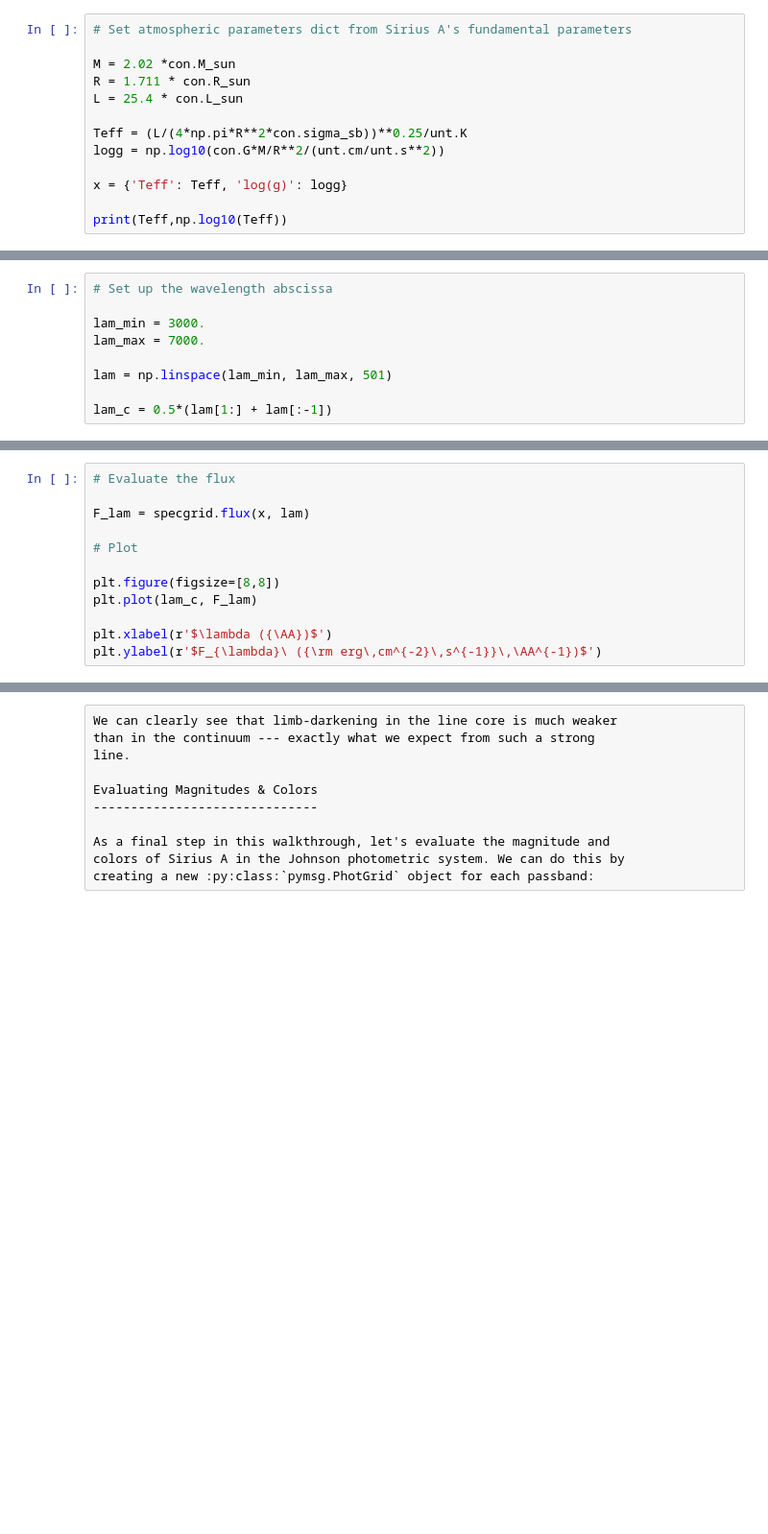
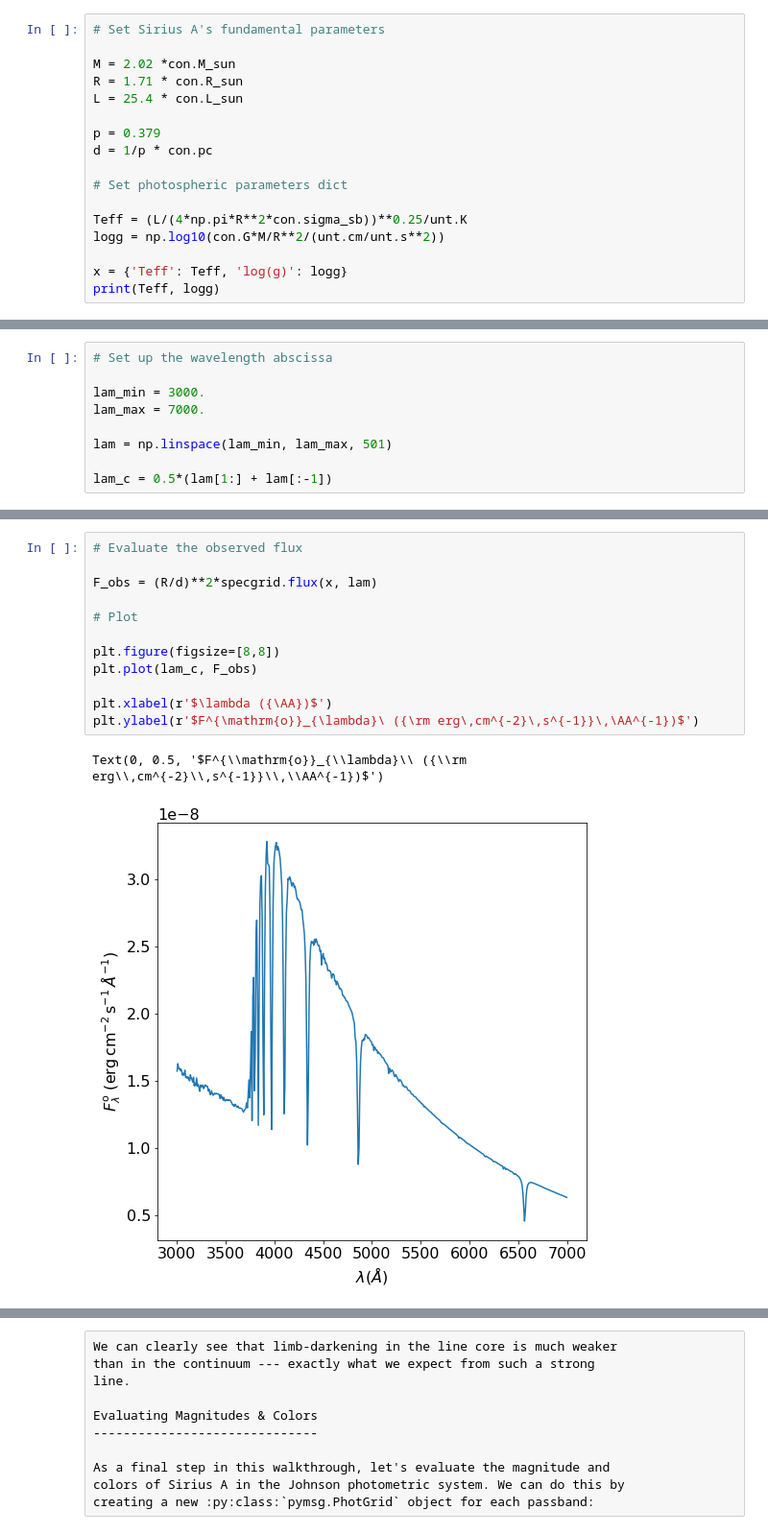
Before and after one commit to rhdtownsend/msg, a Jupyter notebook: docs/source/user-guide/walkthroughs/python-walkthrough.ipynb, the cells around one changed output, grey strips where cells are left out. Shown at 96% size. Saved outputs shown, nothing was run; the diff lists cells and outputs as text; blank space fills up the shorter version.

```diff
--- a/docs/source/user-guide/walkthroughs/python-walkthrough.ipynb
+++ b/docs/source/user-guide/walkthroughs/python-walkthrough.ipynb
@@ -83,13 +85,17 @@ Sirius A. First, store the atmospheric parameters for the star in a dict:
 # %%
-# Set atmospheric parameters dict from Sirius A's fundamental parameters
+# Set Sirius A's fundamental parameters
 
 M = 2.02 *con.M_sun
-R = 1.711 * con.R_sun
+R = 1.71 * con.R_sun
 L = 25.4 * con.L_sun
+
+p = 0.379
+d = 1/p * con.pc
+
+# Set photospheric parameters dict
 
 Teff = (L/(4*np.pi*R**2*con.sigma_sb))**0.25/unt.K
 logg = np.log10(con.G*M/R**2/(unt.cm/unt.s**2))
 
 x = {'Teff': Teff, 'log(g)': logg}
-
-print(Teff,np.log10(Teff))
+print(Teff, logg)
@@ -115,14 +123,17 @@ With all our parameters defined, evaluate the flux spectrum using a
 call to the :py:meth:`pymsg.SpecGrid.flux` method, and then plot it:
 # %%
-# Evaluate the flux
+# Evaluate the observed flux
 
-F_lam = specgrid.flux(x, lam)
+F_obs = (R/d)**2*specgrid.flux(x, lam)
 
 # Plot
 
 plt.figure(figsize=[8,8])
-plt.plot(lam_c, F_lam)
+plt.plot(lam_c, F_obs)
 
 plt.xlabel(r'$\lambda ({\AA})$')
-plt.ylabel(r'$F_{\lambda}\ ({\rm erg\,cm^{-2}\,s^{-1}}\,\AA^{-1})$')
+plt.ylabel(r'$F^{\mathrm{o}}_{\lambda}\ ({\rm erg\,cm^{-2}\,s^{-1}}\,\AA^{-1})$')
+# %% [output]
+Text(0, 0.5, '$F^{\\mathrm{o}}_{\\lambda}\\ ({\\rm erg\\,cm^{-2}\\,s^{-1}}\\,\\AA^{-1})$')
+[figure, added]
 # %% [raw]
```
Also changed, not shown: parts of 14 cells of this notebook, 10 other files.
